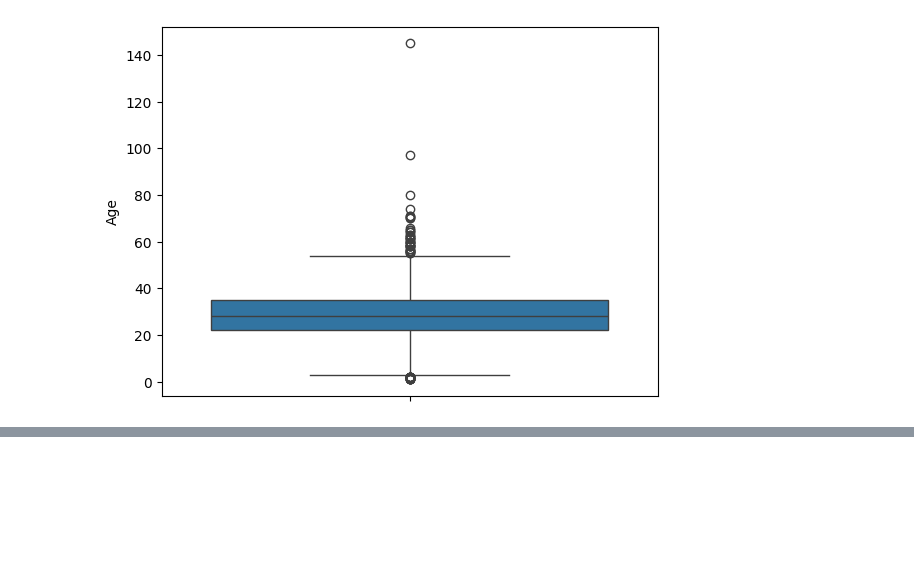
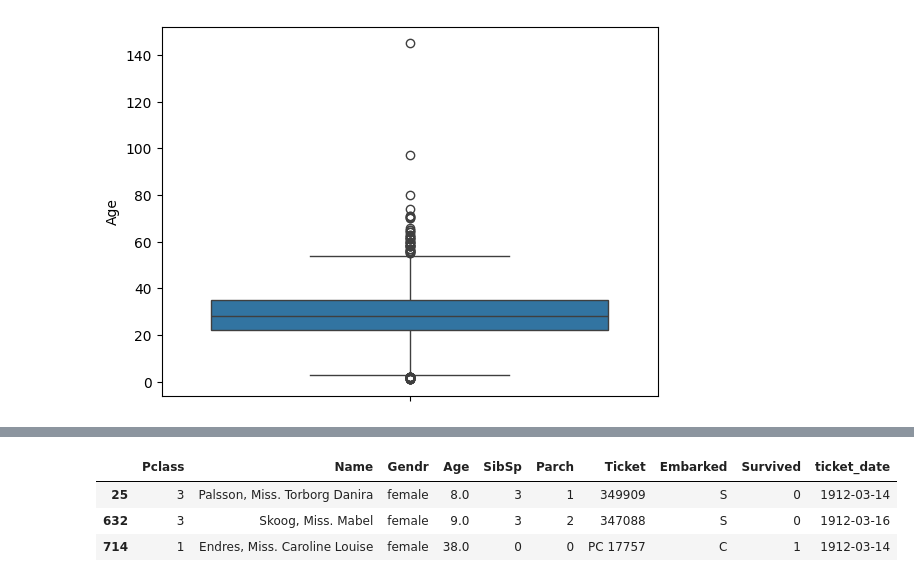
Before and after one commit to gyjong/workplace, a Jupyter notebook: quest_0119/0119_quest.ipynb, the cells around one changed output, grey strips where cells are left out. Cells and saved outputs as stored; diff of their text form; code cells hidden in the pictures; blank space fills up the shorter version.

```diff
--- a/quest_0119/0119_quest.ipynb
+++ b/quest_0119/0119_quest.ipynb
@@ -342,0 +390,7 @@ sns.boxplot(data['Age'])
+# %%
+data[data.duplicated()]
+# %% [output]
+|  | Pclass | Name | Gendr | Age | SibSp | Parch | Ticket | Embarked | Survived | ticket_date |
+| 25 | 3 | Palsson, Miss. Torborg Danira | female | 8.0 | 3 | 1 | 349909 | S | 0 | 1912-03-14 |
+| 632 | 3 | Skoog, Miss. Mabel | female | 9.0 | 3 | 2 | 347088 | S | 0 | 1912-03-16 |
+| 714 | 1 | Endres, Miss. Caroline Louise | female | 38.0 | 0 | 0 | PC 17757 | C | 1 | 1912-03-14 |
```
Also changed, not shown: parts of 30 cells of this notebook, 1 other file.
